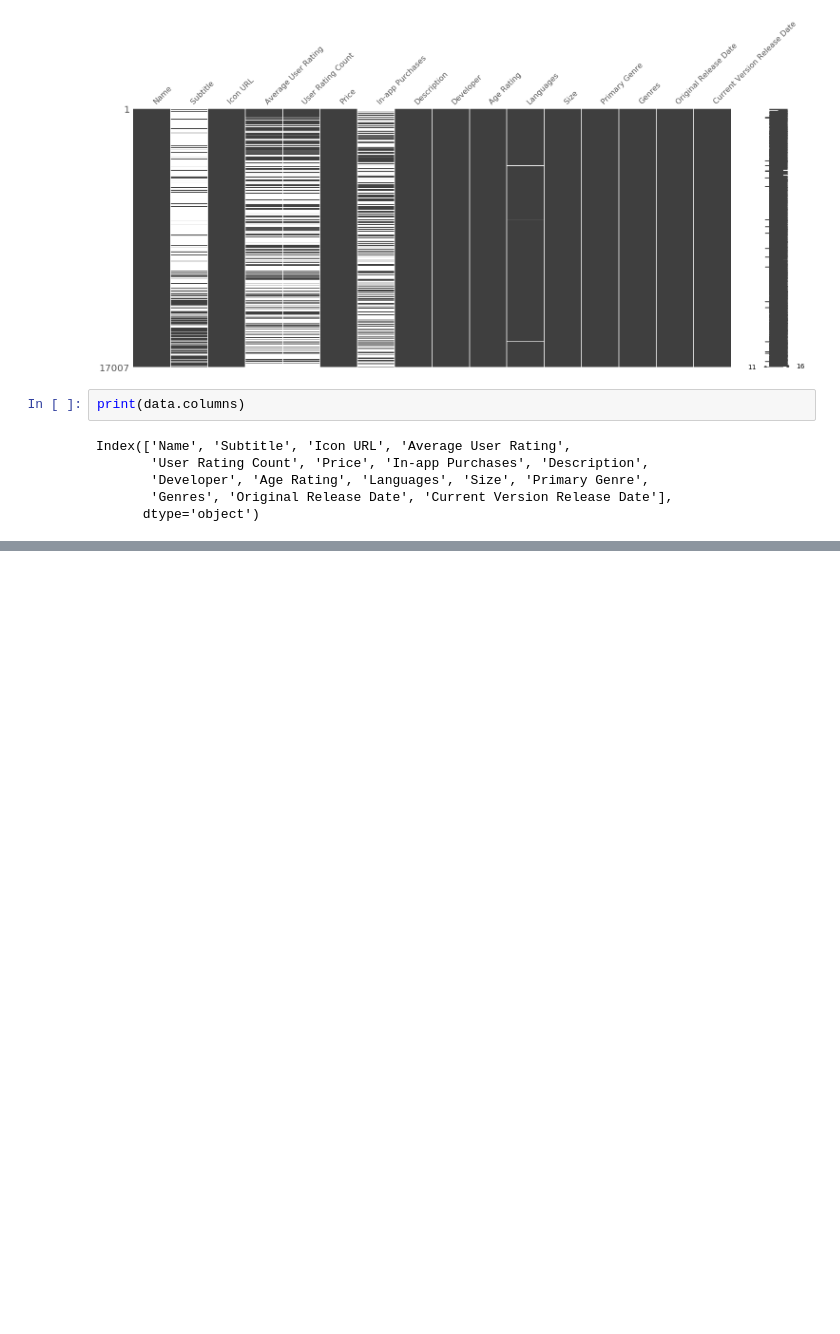
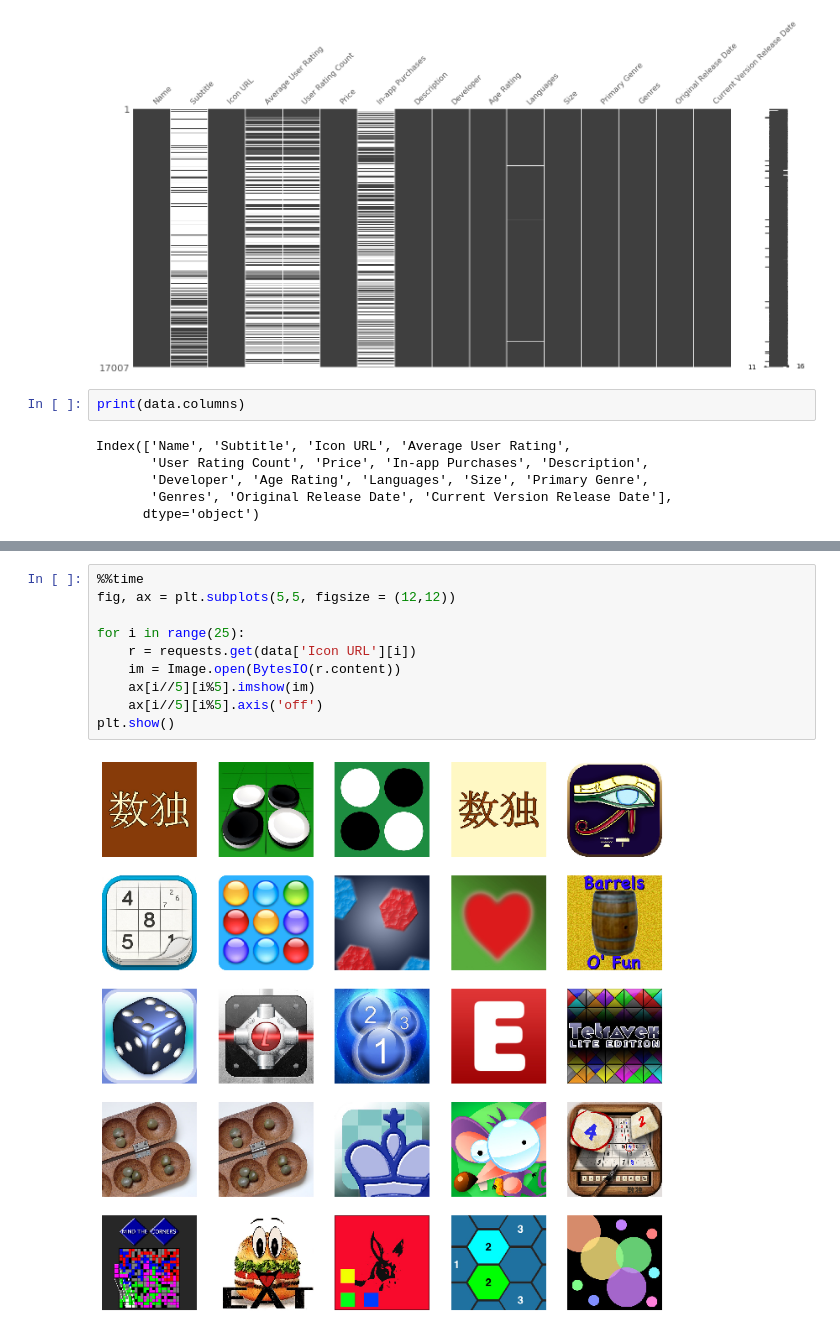
Before and after one commit to divaymohan/Easy-Data-Science, a Jupyter notebook: Data_Science_Exploratery_data_analysis/17k_apple_app_store_strategy_games_kaggle_data/17k-app-EDA.ipynb, the cells around one changed output, grey strips where cells are left out. Drawn from its saved outputs; the diff is of its cells as text; blank space fills up the shorter version.

Commit message:
Icon Crawling using request 17k data

```diff
--- a/Data_Science_Exploratery_data_analysis/17k_apple_app_store_strategy_games_kaggle_data/17k-app-EDA.ipynb
+++ b/Data_Science_Exploratery_data_analysis/17k_apple_app_store_strategy_games_kaggle_data/17k-app-EDA.ipynb
@@ -101,0 +122,12 @@ plt.show()
+# %%
+%%time
+fig, ax = plt.subplots(5,5, figsize = (12,12))
+
+for i in range(25):
+    r = requests.get(data['Icon URL'][i])
+    im = Image.open(BytesIO(r.content))
+    ax[i//5][i%5].imshow(im)
+    ax[i//5][i%5].axis('off')
+plt.show()
+# %% [output]
+[figure, added]
```
Also changed, not shown: parts of 8 cells of this notebook.
